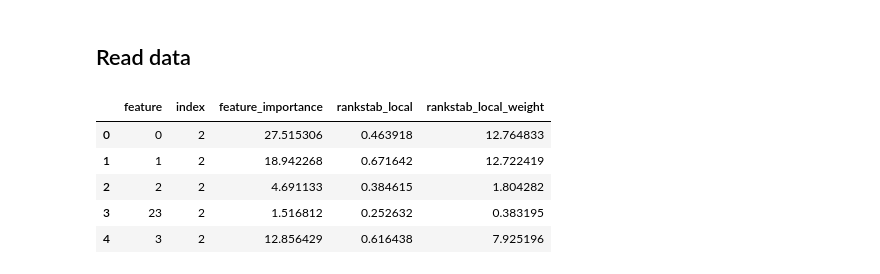
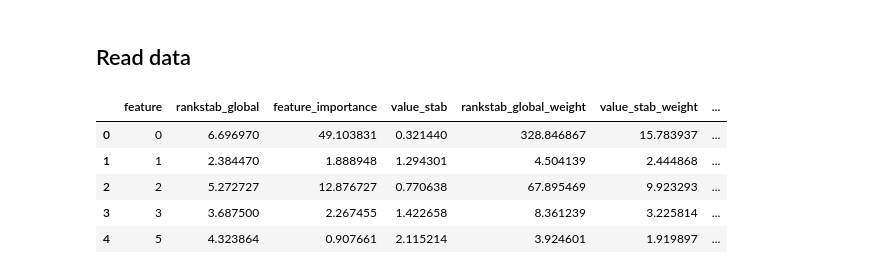
Before and after one commit to edo1691/benchmark_credit_scoring, a Jupyter notebook: notebooks/public_data_experiment.ipynb, the cells around one changed output. Drawn from its saved outputs; the diff is of its cells as text; code cells hidden in the pictures.

```diff
--- a/notebooks/public_data_experiment.ipynb
+++ b/notebooks/public_data_experiment.ipynb
@@ -545,19 +572,18 @@ def load_xai_file(
 
     return pd.read_csv(file_path)
 # %%
-df_summary = load_xai_file(
+df_all_summary = load_xai_file(
     data_dir=data_dir,
     dataset_name="german",
-    dataset_variant="german_10",
-    model_choice="xgboost",
-    file_type="resume_local"
+    dataset_variant="german_5",
+    model_choice="XGBoost",
+    file_type="all_models_summary",
 )
-
-df_summary.head()
+df_all_summary.head()
 # %% [output]
-|  | feature | index | feature_importance | rankstab_local | rankstab_local_weight |
-| 0 | 0 | 2 | 27.515306 | 0.463918 | 12.764833 |
-| 1 | 1 | 2 | 18.942268 | 0.671642 | 12.722419 |
-| 2 | 2 | 2 | 4.691133 | 0.384615 | 1.804282 |
-| 3 | 23 | 2 | 1.516812 | 0.252632 | 0.383195 |
-| 4 | 3 | 2 | 12.856429 | 0.616438 | 7.925196 |
+|  | feature | rankstab_global | feature_importance | value_stab | rankstab_global_weight | value_stab_weight | ... |
+| 0 | 0 | 6.696970 | 49.103831 | 0.321440 | 328.846867 | 15.783937 | ... |
+| 1 | 1 | 2.384470 | 1.888948 | 1.294301 | 4.504139 | 2.444868 | ... |
+| 2 | 2 | 5.272727 | 12.876727 | 0.770638 | 67.895469 | 9.923293 | ... |
+| 3 | 3 | 3.687500 | 2.267455 | 1.422658 | 8.361239 | 3.225814 | ... |
+| 4 | 5 | 4.323864 | 0.907661 | 2.115214 | 3.924601 | 1.919897 | ... |
```
Also changed, not shown: parts of 12 cells of this notebook, 2 other files.
